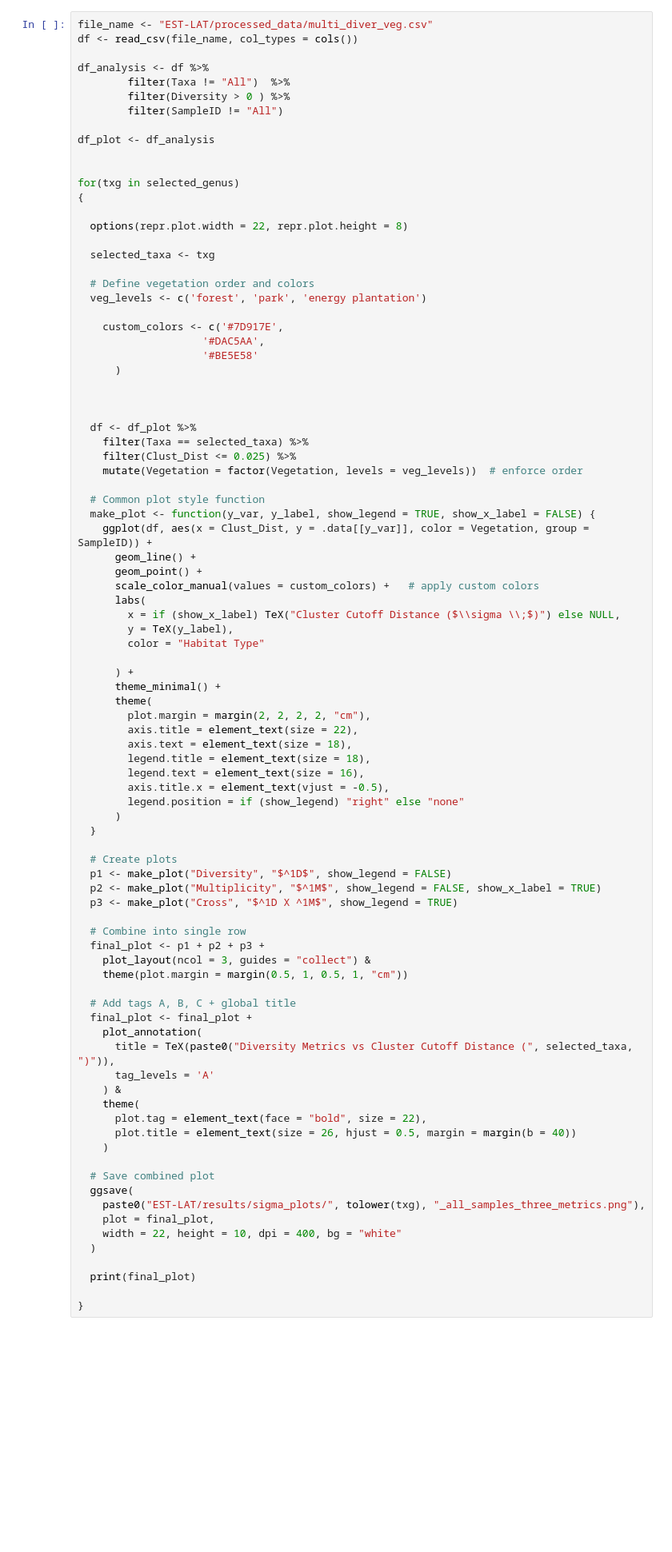
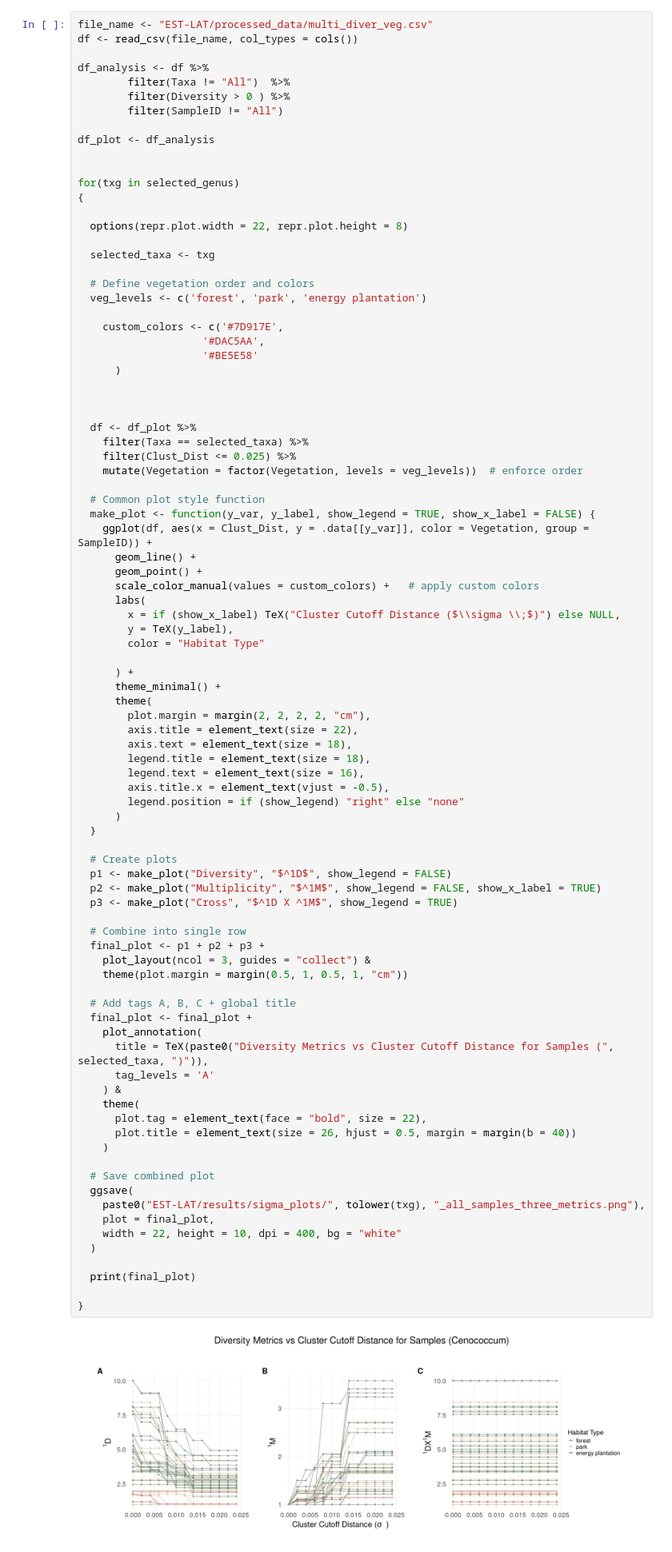
Before and after one commit to minigonche/multiplicity_index, a Jupyter notebook: Analysis EST-LAT Sigma Choice.ipynb, the cells around one changed output. Shown at 80% size. Saved outputs shown, nothing was run; the diff lists cells and outputs as text; blank space fills up the shorter version.

```diff
--- a/Analysis EST-LAT Sigma Choice.ipynb
+++ b/Analysis EST-LAT Sigma Choice.ipynb
@@ -764,31 +910,33 @@ for(txg in selected_genus)
   # Create plots
   p1 <- make_plot("Diversity", "$^1D$", show_legend = FALSE)
   p2 <- make_plot("Multiplicity", "$^1M$", show_legend = FALSE, show_x_label = TRUE)
   p3 <- make_plot("Cross", "$^1D X ^1M$", show_legend = TRUE)
 
   # Combine into single row
   final_plot <- p1 + p2 + p3 +
     plot_layout(ncol = 3, guides = "collect") &
     theme(plot.margin = margin(0.5, 1, 0.5, 1, "cm"))
 
   # Add tags A, B, C + global title
   final_plot <- final_plot +
     plot_annotation(
-      title = TeX(paste0("Diversity Metrics vs Cluster Cutoff Distance (", selected_taxa, ")")),
+      title = TeX(paste0("Diversity Metrics vs Cluster Cutoff Distance for Samples (", selected_taxa, ")")),
       tag_levels = 'A'
     ) &
     theme(
       plot.tag = element_text(face = "bold", size = 22),
       plot.title = element_text(size = 26, hjust = 0.5, margin = margin(b = 40))
     )
 
   # Save combined plot
   ggsave(
     paste0("EST-LAT/results/sigma_plots/", tolower(txg), "_all_samples_three_metrics.png"),
     plot = final_plot,
     width = 22, height = 10, dpi = 400, bg = "white"
   )
 
   print(final_plot)
 
 }
+# %% [output]
+[figure, added]
```
Also changed, not shown: parts of 11 cells of this notebook, 10 other files.
